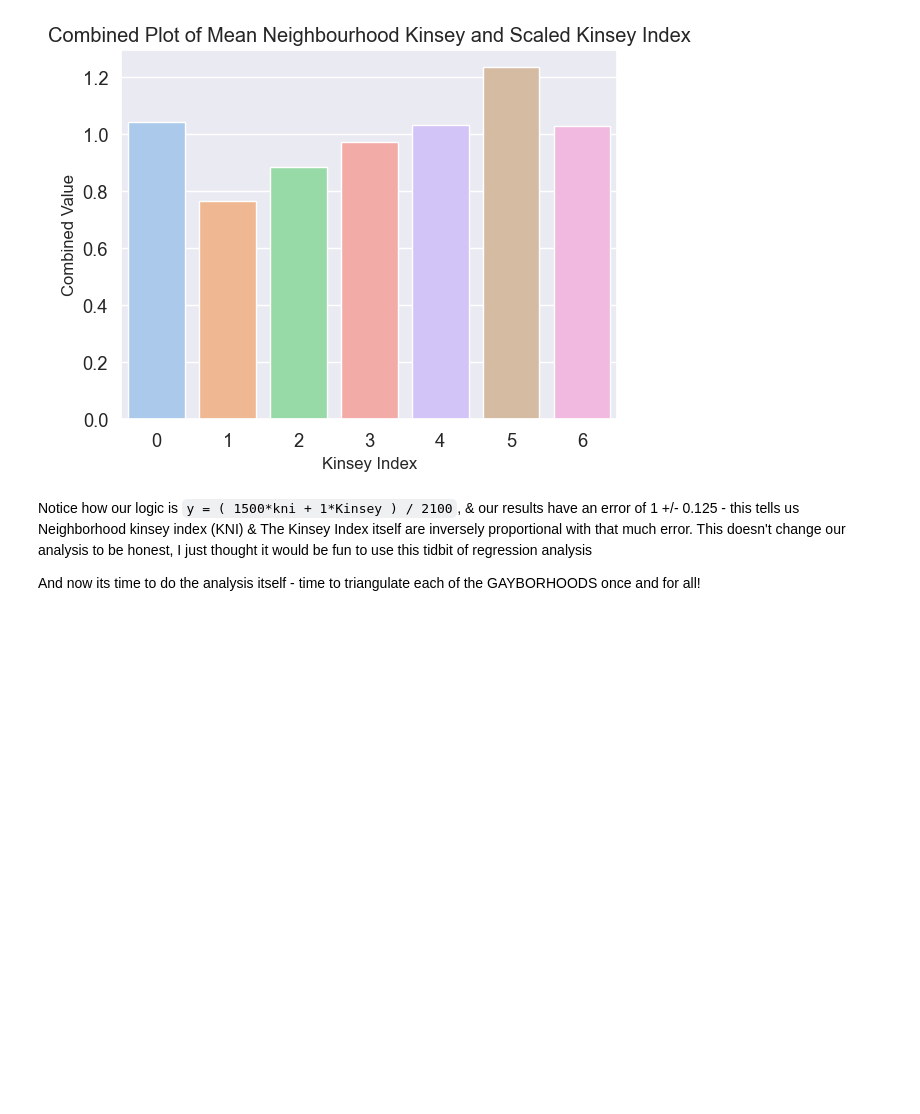
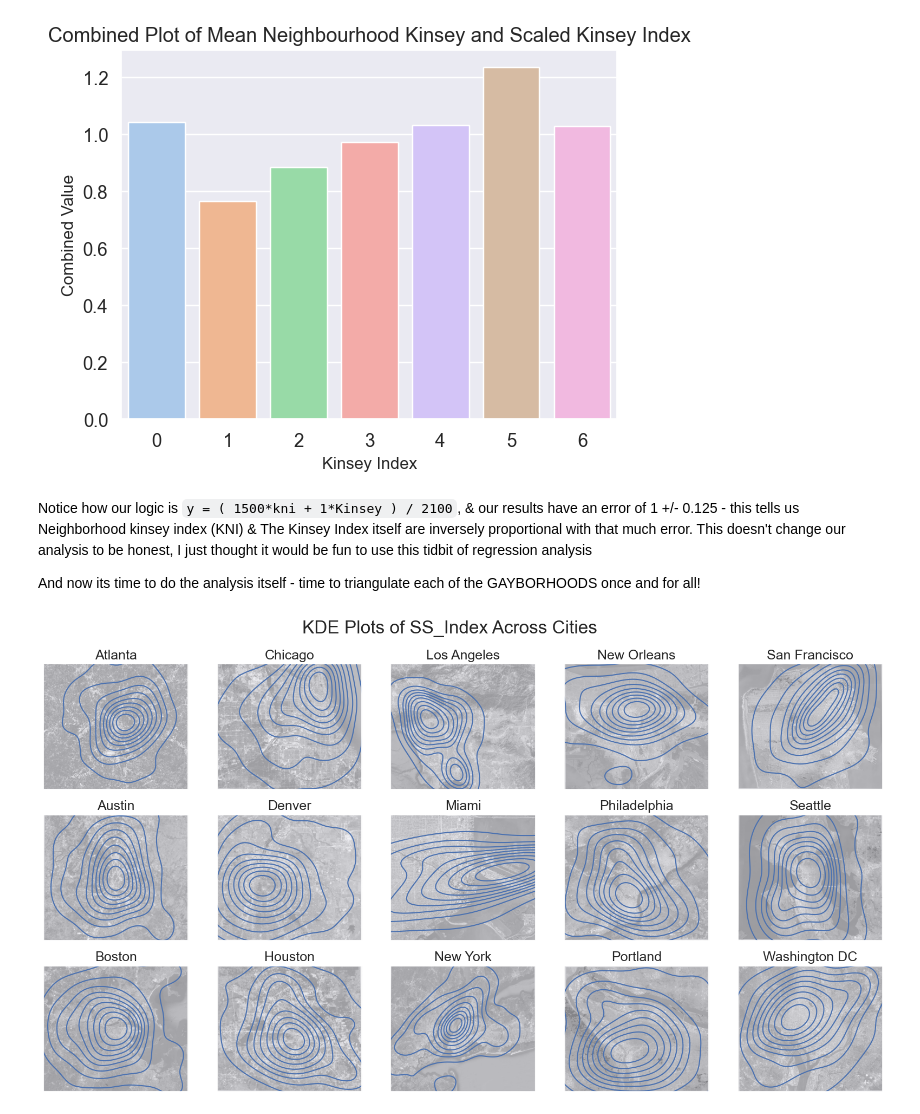
Before and after one commit to almsam/data-analysis-project-remastered, a Jupyter notebook: part 4 - geographical strata.ipynb, the cells around one changed output. Drawn from its saved outputs; the diff is of its cells as text; code cells hidden in the pictures; blank space fills up the shorter version.

Commit message:
made a big plot

```diff
--- a/part 4 - geographical strata.ipynb
+++ b/part 4 - geographical strata.ipynb
@@ -147,7 +147,7 @@ color_array = plt.get_cmap('copper_r')(range(256))
 color_array[:,-1] = np.array([np.power(x, 1/10) for x in np.arange(0, .5, step=(1/256)*.5)])
 copper_alpha = LinearSegmentedColormap.from_list(name='reds_alpha5',colors=color_array)
 
-figure, axes = plt.subplots(5,3, figsize=(10, 20))
+figure, axes = plt.subplots(5,3, figsize=(15, 30))
 figure.suptitle("Concentration of Queer Communities Across the USA", fontsize=20)
 figure.subplots_adjust(top=0.95)
 
@@ -168,3 +168,33 @@ for i, city in enumerate(CITIES):
     ax.get_yaxis().set_ticks([])
     ax.set_xlabel(None)
     ax.set_ylabel(None)
+# %%
+# so lets make our own version
+
+# color_array = plt.get_cmap('copper_r')(range(256)) # color_array[:,-1] = np.array([np.power(x, 1/10) for x in np.arange(0, .5, step=(1/256)*.5)])
+# copper_alpha = LinearSegmentedColormap.from_list(name='reds_alpha5',colors=color_array) # figure.suptitle("Concentration of Queer Communities Across the USA", fontsize=20)
+
+sns.set_theme(style="darkgrid")
+
+figure, axes = plt.subplots(3,5, figsize=(20, 10)); figure.subplots_adjust(top=0.9)
+
+figure.suptitle("KDE Plots of SS_Index Across Cities", fontsize=24)
+
+for i, city in enumerate(CITIES):
+    ax = axes[i % 3][(i - i % 3)//3]
+
+    sns.kdeplot(
+        data=gb[(gb["long"] > city["pos"][0]) & (gb["long"] < city["pos"][1]) & (gb["lat"] > city["pos"][2]) & (gb["lat"] < city["pos"][3])],
+        x="long", y="lat", weights="SS_Index", ax=ax#, fill=False, cmap=black, alpha=.3, ax=ax
+    )
+
+    ax.imshow(
+        Image.open(f"images/{'-'.join(city['name'].lower().split())}.png").convert("LA"),
+        aspect="auto", extent=city["pos"], alpha=.5
+    )
+
+    ax.set_title(city["name"], fontsize=18)
+
+    ax.get_xaxis().set_ticks([]); ax.get_yaxis().set_ticks([]); ax.set_xlabel(None); ax.set_ylabel(None)
+# %% [output]
+[figure, added]
```
